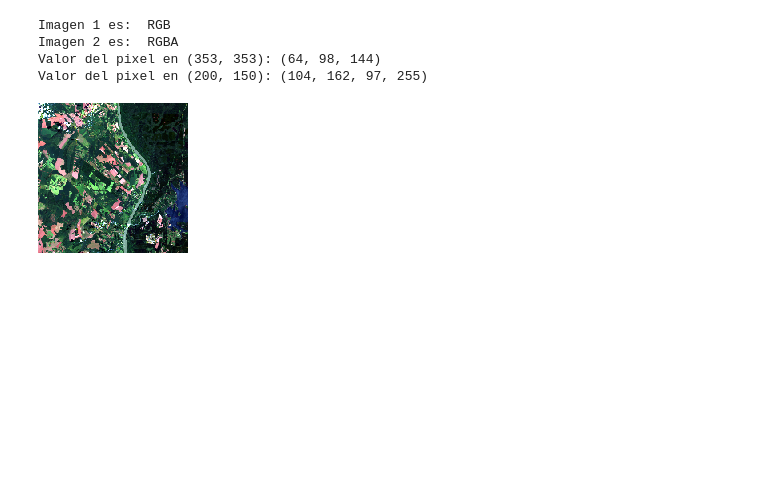
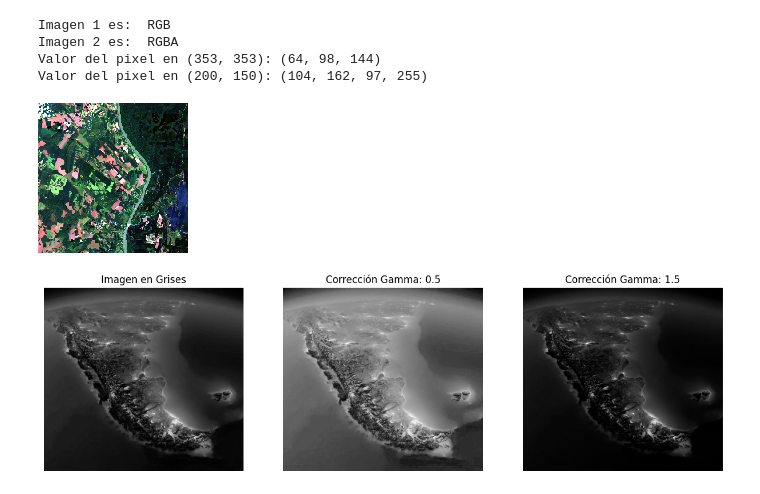
Before and after one commit to jmtruffa/imagenes_tp1, a Jupyter notebook: TP1.ipynb, the cells around one changed output. Drawn from its saved outputs; the diff is of its cells as text; code cells hidden in the pictures; blank space fills up the shorter version.

```diff
--- a/TP1.ipynb
+++ b/TP1.ipynb
@@ -42,0 +47,31 @@ display(img_cortada)
+# %%
+# 3
+import numpy as np
+import matplotlib.pyplot as plt
+
+# usamos convert para pasar la imagen 1 a niveles de gris.
+img_gris = img.convert("L")
+
+# definimos una función de corrección gamma.
+# metemos la imagen en un array de numpy, aplicamos la corrección gamma y volvemos a convertir a imagen.
+def gamma_correction(img, gamma):
+    img_array = np.array(img)
+    # normalizamos, aplicamos gama y reescalamos nuevamente para mostrarlo. Por que la corrección gamma se hace sobre valores entre 0 y 1.
+    out = (img_array / 255) ** (gamma) * 255 # esta es la corrección
+    return Image.fromarray(np.uint8(out)) # hay que convertir a uint8 para que sea una imagen válida
+valores_gamma = [0.5, 1.5]
+plt.figure(figsize=(15, 5))
+plt.subplot(1, len(valores_gamma) + 1, 1)
+plt.imshow(img_gris, cmap='gray')
+plt.title('Imagen en Grises')
+plt.axis('off')
+for i, gamma in enumerate(valores_gamma):
+    img_gamma = gamma_correction(img_gris, gamma)
+    plt.subplot(1, len(valores_gamma) + 1, i + 2)
+    plt.imshow(img_gamma, cmap='gray')
+    plt.title(f'Corrección Gamma: {gamma}')
+    plt.axis('off')
+
+plt.show()
+# %% [output]
+[figure, added]
```
Also changed, not shown: parts of 1 cell of this notebook.
